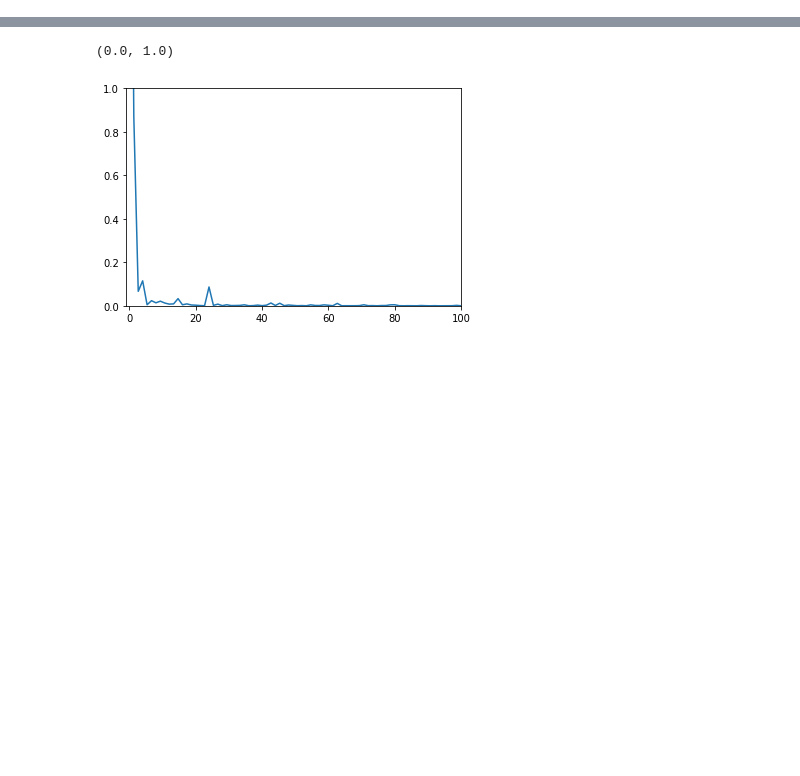
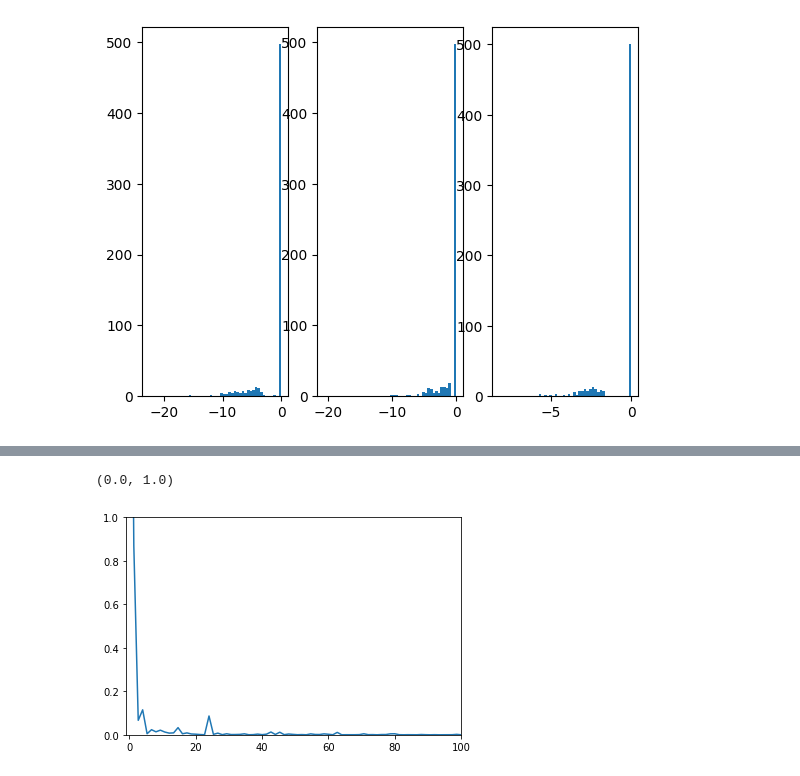
Before and after one commit to m-bhatt/abm_violence, a Jupyter notebook: th_abm.ipynb, the cells around one changed output, grey strips where cells are left out. Cells and saved outputs as stored; diff of their text form; code cells hidden in the pictures; blank space fills up the shorter version.

```diff
--- a/th_abm.ipynb
+++ b/th_abm.ipynb
@@ -69,0 +36,16 @@ propensity = 1e-7 #Event / year / person
+# %%
+from abm_event import conditional_sample
+from scipy.special import gammaln
+def poisson_ll(n, mu):
+    return n*np.log(mu)-mu-gammaln(n+1) #np.log(fact(n))
+from stat_utils import grenander_pdf
+# %%
+city_data_f = [c for c in city_data.values() if c['events']]
+city_data_base = [c for c in city_data.values() if not c['events']]
+city_base_ind = np.arange(len(city_data_base))
+np.random.seed(1)
+np.random.shuffle(city_base_ind)
+subsampled_city_data_base = np.array(city_data_base)[city_base_ind[:400]]
+subsampled_city_data = np.concatenate([city_data_f, subsampled_city_data_base])
+base_weight = len(city_data_base) / 400
+subsample_weights = np.array([1+base_weight*(len(c['events']) == 0) for c in subsampled_city_data])
@@ -69,0 +79,20 @@ propensity = 1e-7 #Event / year / person
+# %%
+eval_ds_results = eval_ds(subsampled_city_data, params, 50, jrand.PRNGKey(42))
+# %%
+propensity_range = [1e-10, 1e-9, 1e-8, 1e-7, 1e-6]
+walk_radius_range = [100, 40, 1]
+arm_bias_range = [100, 1, 0.01]
+arm_weight_range = [10, 1, 0.1]
+atrisk_gather_rate_range = [1e-2, 1e-5, 1e-8]
+from itertools import product
+param_groups = list(product(*[propensity_range, walk_radius_range, arm_bias_range, arm_weight_range, atrisk_gather_rate_range]))
+rng_key = jrand.PRNGKey(42)
+eval_dict = {}
+for i, group in enumerate(param_groups):
+    rng_key, subkey = jrand.split(rng_key, 2)
+    params = GeneralParams(*group)
+    eval_ds_results = eval_ds(subsampled_city_data, params, 50, subkey)
+    eval_dict[params] = eval_ds_results
+    if(i % 10 == 0):
+        with open('data/ll_eval.pkl', 'wb') as f:
+            pickle.dump(eval_dict, f)
@@ -69,0 +134,8 @@ propensity = 1e-7 #Event / year / person
+# %%
+fig, axes = plt.subplots(1, 3)
+axes[0].hist(eval_ds_results[:, 0], bins=50)
+axes[1].hist(eval_ds_results[:, 1], bins=50)
+axes[2].hist(eval_ds_results[:, 2], bins=50)
+plt.show()
+# %% [output]
+[figure, added]
```
Also changed, not shown: parts of 36 cells of this notebook, 12 other files.
